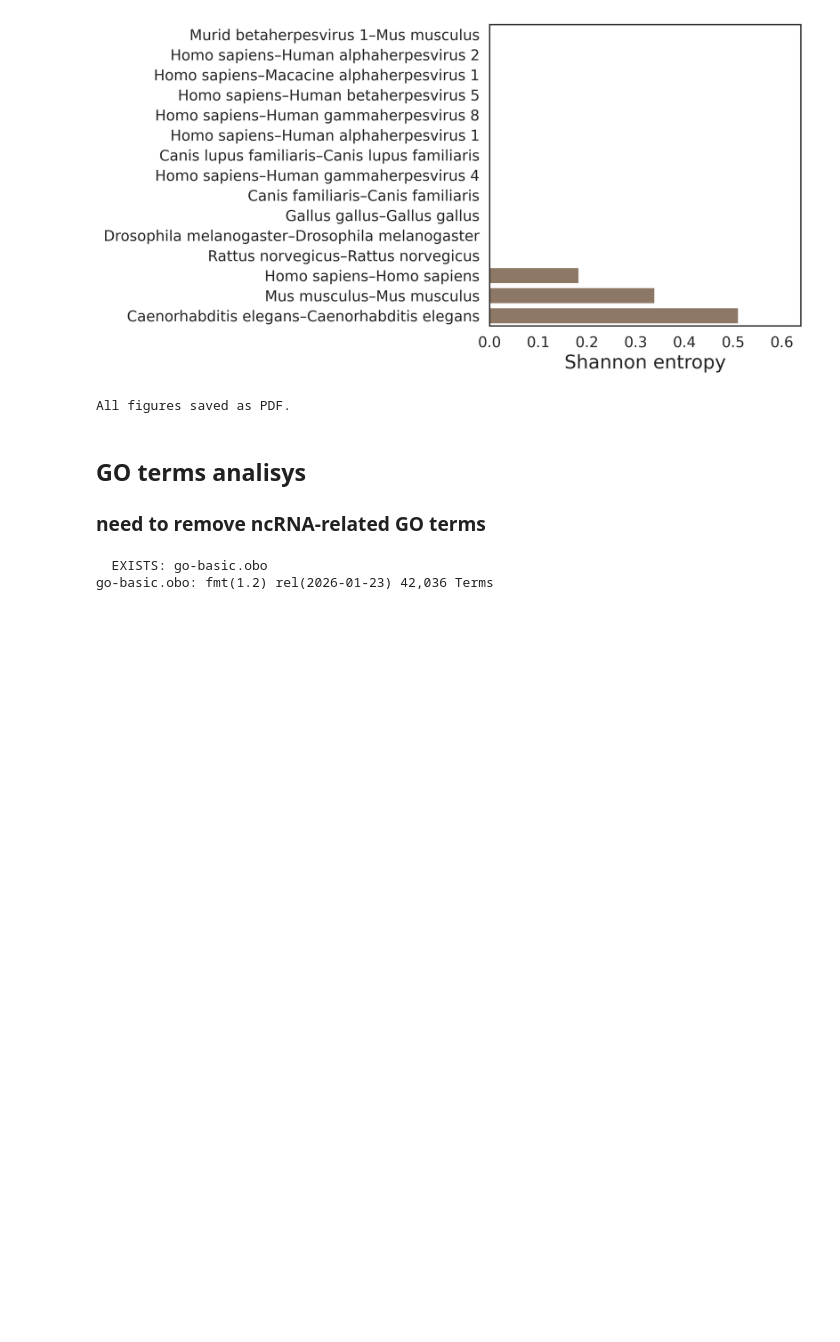
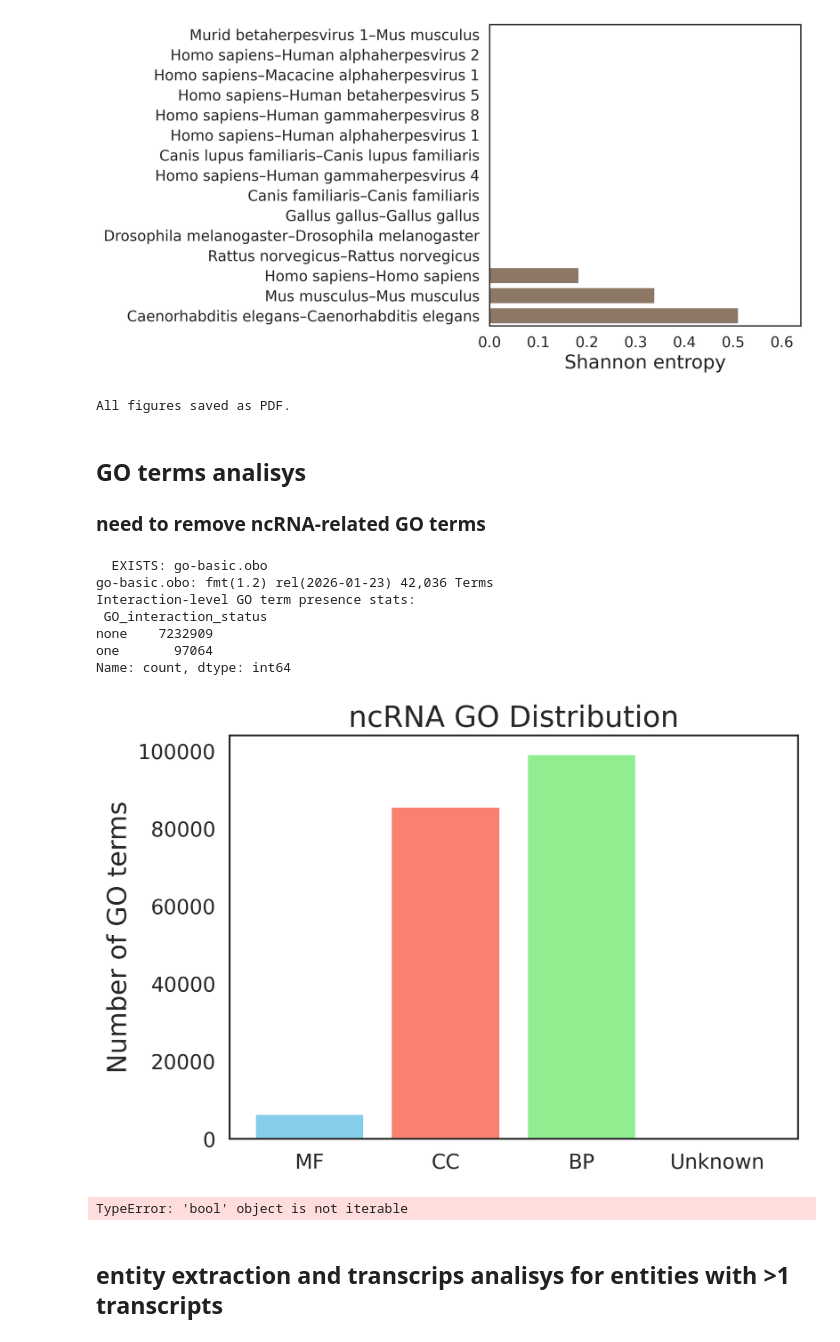
Before and after one commit to AnacletoLAB/RNAInterSeq, a Jupyter notebook: mRNAInter_stats.ipynb, the cells around one changed output. Saved outputs shown, nothing was run; the diff lists cells and outputs as text; code cells hidden in the pictures; blank space fills up the shorter version.

Commit message:
updated mrna analysis, todo fix in go terms, transcripts analysis running in parallel

```diff
--- a/mRNAInter_stats.ipynb
+++ b/mRNAInter_stats.ipynb
@@ -411,11 +411,7 @@ def process_row(row):
 # ------------------------------
 # Parallel processing
 # ------------------------------
-results = []
-with ProcessPoolExecutor() as executor:
-    futures = [executor.submit(process_row, row) for _, row in df.iterrows()]
-    for f in as_completed(futures):
-        results.append(f.result())
+results = [process_row(row) for _, row in df.iterrows()]
 
 # Keep results in dataframe order
 df["ent1_GO_combined"] = [r[0][0] for r in results]
@@ -434,33 +430,39 @@ def go_presence_status(row):
     ent2_has = bool(row["ent2_GO_combined"])
     if ent1_has and ent2_has:
         return "both"
     elif ent1_has or ent2_has:
         return "one"
     else:
         return "none"
 
 df["GO_interaction_status"] = df.apply(go_presence_status, axis=1)
 interaction_stats = df["GO_interaction_status"].value_counts()
 print("Interaction-level GO term presence stats:\n", interaction_stats)
 
 
 # ------------------------------
 # Aggregate GO type counts across both entities
 # ------------------------------
 agg_counts = Counter()
 for counts in df["ent1_GO_type_counts"]:
     agg_counts.update(counts)
 for counts in df["ent2_GO_type_counts"]:
     agg_counts.update(counts)
 
 plt.bar(agg_counts.keys(), agg_counts.values(), color=['skyblue', 'salmon', 'lightgreen'])
 plt.ylabel("Number of GO terms")
 plt.title("ncRNA GO Distribution")
 plt.savefig("data/mrna_stats/GO_distribution.pdf")
 plt.show()
 # %% [output]
   EXISTS: go-basic.obo
 go-basic.obo: fmt(1.2) rel(2026-01-23) 42,036 Terms
+Interaction-level GO term presence stats:
+ GO_interaction_status
+none    7232909
+one       97064
+Name: count, dtype: int64
+[figure, added]
 # %%
 # ------------------------------
 # Interaction-level Rfam presence stats
@@ -486,3 +488,7 @@ def rfam_presence_status(row):
 df["Rfam_interaction_status"] = df.apply(rfam_presence_status, axis=1)
 rfam_stats = df["Rfam_interaction_status"].value_counts()
 print("Interaction-level Rfam presence stats:\n", rfam_stats)
+# %% [output]
+TypeError: 'bool' object is not iterable
+# %% [markdown]
+## entity extraction and transcrips analisys for entities with >1 transcripts
```
Also changed, not shown: parts of 8 cells of this notebook, 1 other file.
